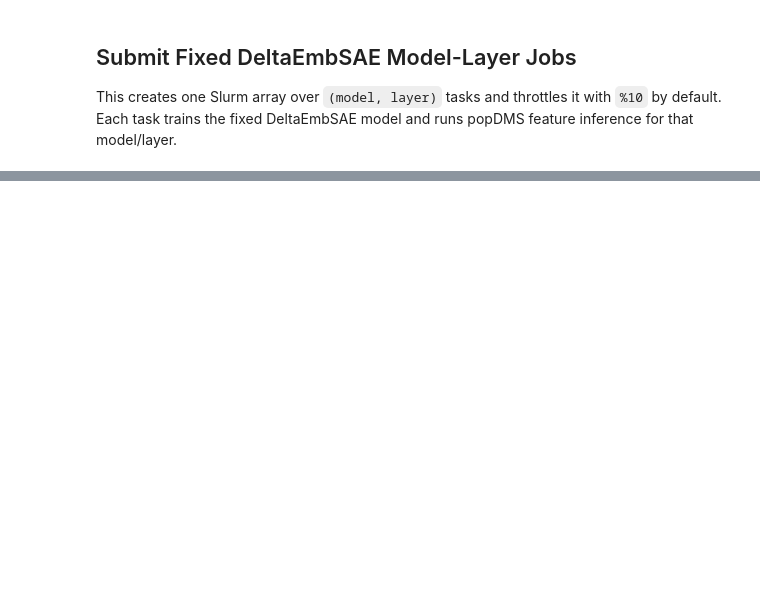
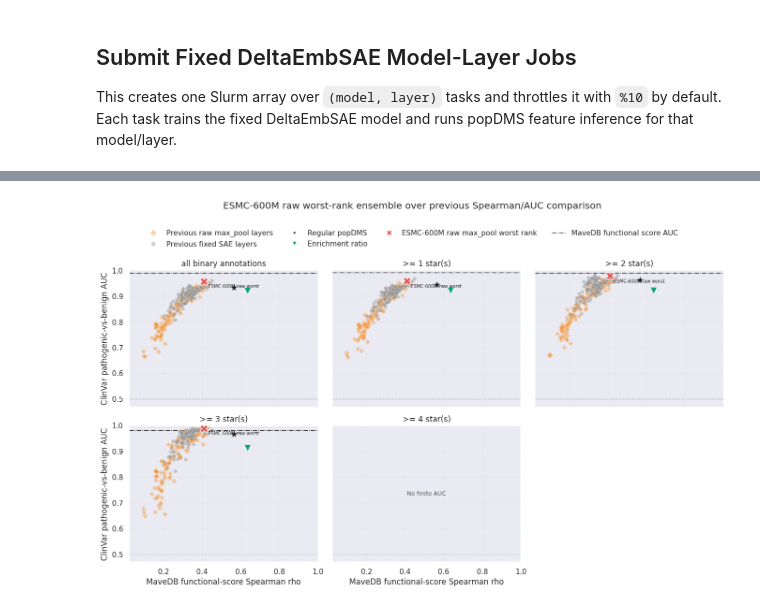
Before and after one commit to dylanwells37/esmDMS, a Jupyter notebook: real_data_brca1_plm_layer_sae.ipynb, the cells around one changed output, grey strips where cells are left out. Drawn from its saved outputs; the diff is of its cells as text; code cells hidden in the pictures; blank space fills up the shorter version.

```diff
--- a/real_data_brca1_plm_layer_sae.ipynb
+++ b/real_data_brca1_plm_layer_sae.ipynb
@@ -1565,0 +2750,81 @@ if not spearman_auc_df.empty:
+# %%
+ESMC_600M_WORST_RAW_RANK_TABLE_PATH = TABLE_DIR / "BRCA1_plm_layer_esmc_600m_worst_raw_rank_metrics_by_review_stars.csv"
+ESMC_600M_WORST_RAW_RANK_FIGURE_PATH = FIGURE_DIR / "BRCA1_plm_layer_esmc_600m_worst_raw_rank_with_previous_spearman_auc_by_review_stars.png"
+ESMC_600M_WORST_RAW_RANK_FITNESS_PATH = TABLE_DIR / "best_worst_rank_ensemble_fitness" / "esmc_600m_raw_max_pool_worst_rank_fitness.csv"
+ESMC_600M_WORST_RAW_RANK_FITNESS_PATH.parent.mkdir(parents=True, exist_ok=True)
+
+required_esmc_600m_worst_helpers = [
+    "_load_ensemble_metrics_table",
+    "_ensemble_source_rows",
+    "_best_worst_rank_fitness_dataframe",
+    "_ensemble_metrics_by_review_stars",
+    "_plot_ensemble_with_previous",
+    "_load_previous_metrics_for_combined_ensemble_plot",
+]
+missing_esmc_600m_worst_helpers = [name for name in required_esmc_600m_worst_helpers if name not in globals()]
+if missing_esmc_600m_worst_helpers:
+    raise RuntimeError(
+        "Run the average-rank, combined-with-previous, and best/worst rank cells above before this cell. "
+        f"Missing helper(s): {', '.join(missing_esmc_600m_worst_helpers)}"
+    )
+
+esmc_600m_worst_source_metrics_df = _load_ensemble_metrics_table()
+esmc_600m_worst_raw_source_rows = _ensemble_source_rows(
+    esmc_600m_worst_source_metrics_df,
+    benchmark="Raw embeddings",
+    method="raw ESM",
+    embedding_type=EMBEDDING_TYPE,
+)
+esmc_600m_worst_raw_source_rows = esmc_600m_worst_raw_source_rows[
+    esmc_600m_worst_raw_source_rows["model_short"].eq("ESMC-600M")
+].copy()
+
+esmc_600m_worst_raw_fitness_df, esmc_600m_worst_raw_n_components = _best_worst_rank_fitness_dataframe(
+    esmc_600m_worst_raw_source_rows,
+    rank_mode="worst_rank",
+)
+esmc_600m_worst_raw_fitness_df.to_csv(ESMC_600M_WORST_RAW_RANK_FITNESS_PATH, index=False)
+esmc_600m_worst_raw_rank_specs = [{
+    "method_label": "ESMC-600M raw max_pool worst rank",
+    "short_label": "ESMC-600M raw worst",
+    "benchmark": "Raw embeddings",
+    "method": "raw ESM",
+    "embedding_type": EMBEDDING_TYPE,
+    "aggregation": "worst_rank",
+    "model_filter": "ESMC-600M non-layer-0 raw max_pool layers",
+    "n_component_model_layers": esmc_600m_worst_raw_n_components,
+    "fitness_df": esmc_600m_worst_raw_fitness_df,
+    "fitness_path": ESMC_600M_WORST_RAW_RANK_FITNESS_PATH,
+}]
+esmc_600m_worst_raw_rank_metrics_by_review_stars_df = _ensemble_metrics_by_review_stars(esmc_600m_worst_raw_rank_specs)
+esmc_600m_worst_raw_rank_metrics_by_review_stars_df.to_csv(ESMC_600M_WORST_RAW_RANK_TABLE_PATH, index=False)
+
+esmc_600m_worst_raw_marker_specs = {
+    "ESMC-600M raw max_pool worst rank": {"marker": "X", "size": 145, "color": "#e45756", "offset": (6, -10)},
+}
+previous_metrics_for_esmc_600m_worst_raw_df = (
+    previous_metrics_for_combined_ensemble_plot_df.copy()
+    if "previous_metrics_for_combined_ensemble_plot_df" in globals()
+    else _load_previous_metrics_for_combined_ensemble_plot()
+)
+esmc_600m_worst_raw_fig = _plot_ensemble_with_previous(
+    previous_metrics_for_esmc_600m_worst_raw_df,
+    esmc_600m_worst_raw_rank_metrics_by_review_stars_df,
+    ESMC_600M_WORST_RAW_RANK_FIGURE_PATH,
+    "ESMC-600M raw worst-rank ensemble over previous Spearman/AUC comparison",
+    esmc_600m_worst_raw_marker_specs,
+)
+if esmc_600m_worst_raw_fig is not None:
+    plt.show()
+
+display(
+    esmc_600m_worst_raw_rank_metrics_by_review_stars_df[
+        ["review_filter", "method_label", "model_filter", "n_component_model_layers", "spearman_rho", "auc", "functional_score_auc", "n_variants"]
+    ].assign(
+        spearman_rho=lambda df: pd.to_numeric(df["spearman_rho"], errors="coerce").round(3),
+        auc=lambda df: pd.to_numeric(df["auc"], errors="coerce").round(3),
+        functional_score_auc=lambda df: pd.to_numeric(df["functional_score_auc"], errors="coerce").round(3),
+    )
+)
+# %% [output]
+[figure, added]
```
Also changed, not shown: parts of 35 cells of this notebook, 4 other files.
